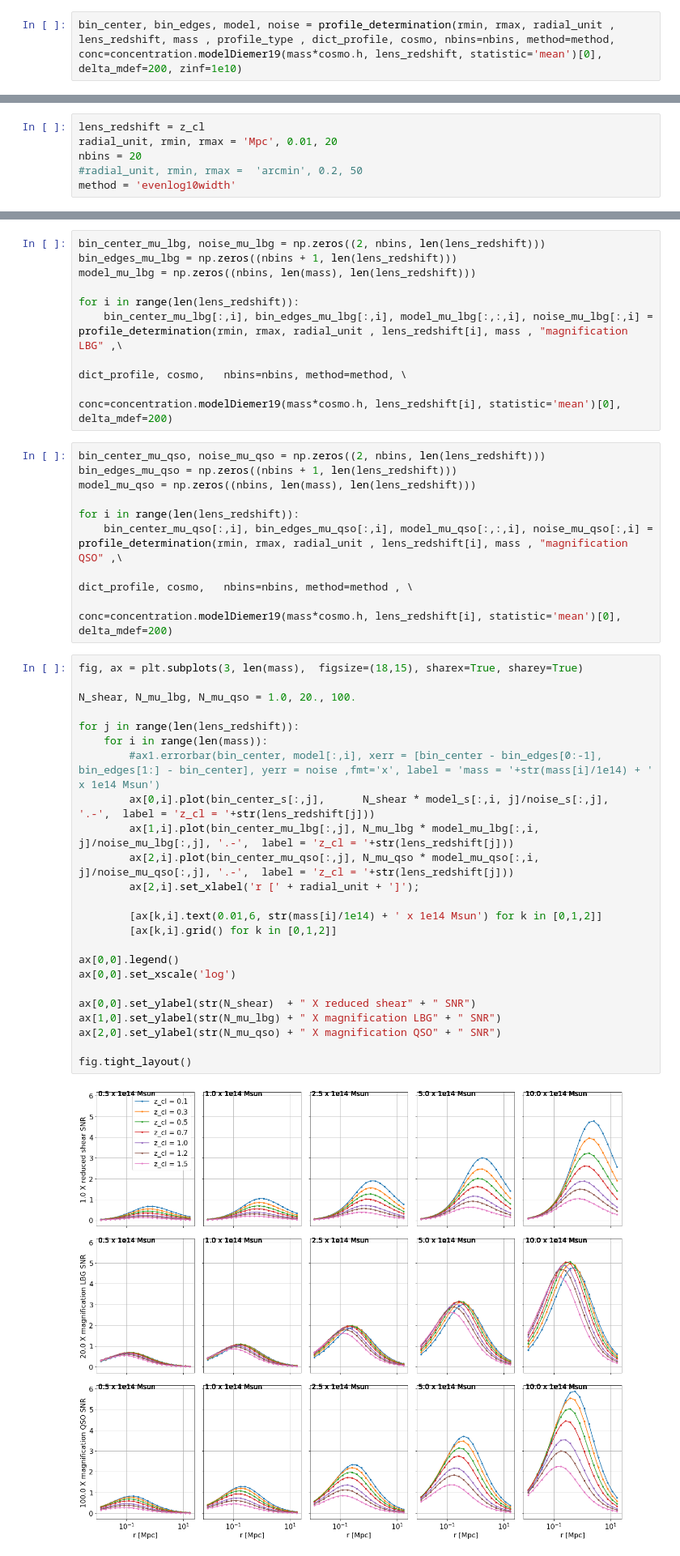
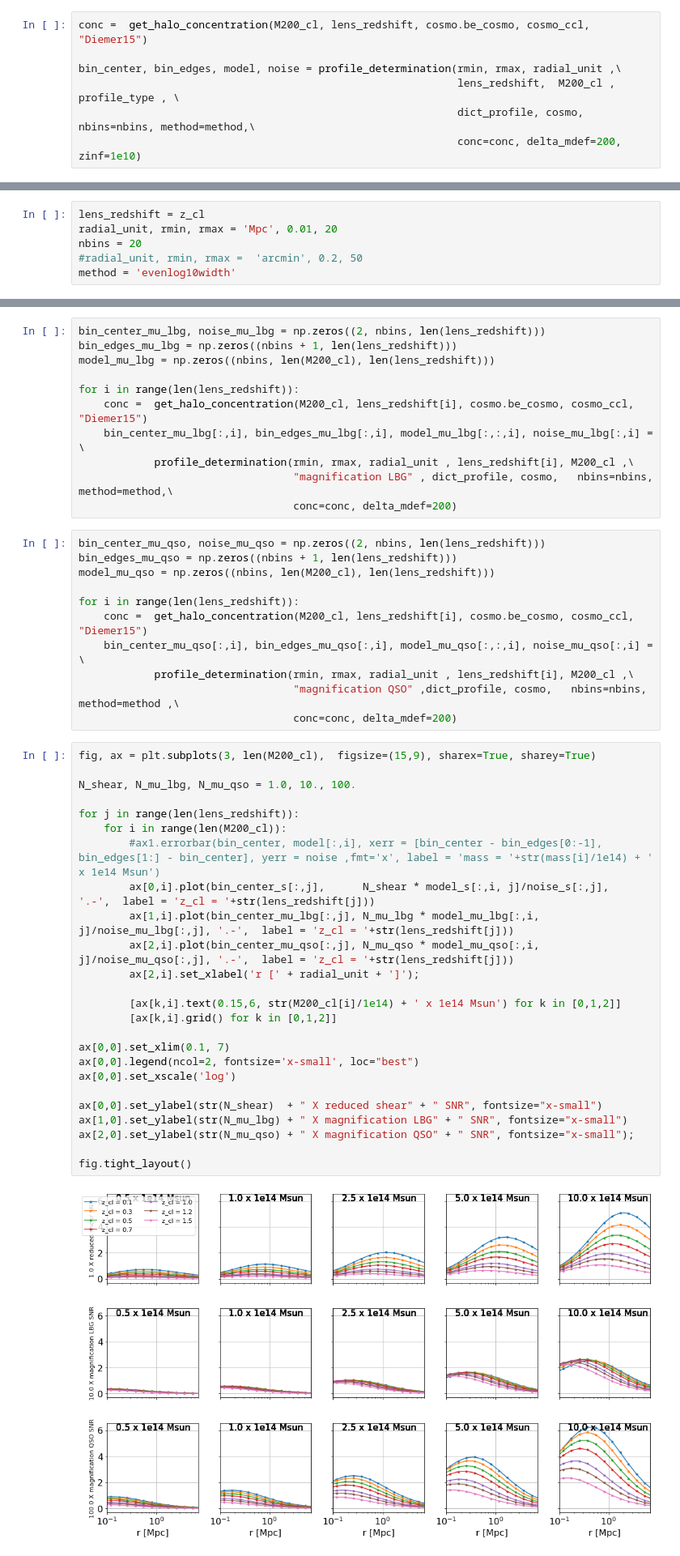
Before and after one commit to LSSTDESC/cluster_magnification, a Jupyter notebook: SNR_of_profile.ipynb, the cells around one changed output, grey strips where cells are left out. Shown at 81% size. Drawn from its saved outputs; the diff is of its cells as text.

```diff
--- a/SNR_of_profile.ipynb
+++ b/SNR_of_profile.ipynb
@@ -509,7 +571,12 @@ radial_unit, rmin, rmax, nbins, method= 'Mpc', 0.2, 5., 5, 'evenlog10width'
 #radial_unit, rmin, rmax =  'arcmin', 0.2, 50
 profile_type = "reduced shear"
 # %%
-bin_center, bin_edges, model, noise = profile_determination(rmin, rmax, radial_unit , lens_redshift, mass , profile_type , dict_profile, cosmo, nbins=nbins, method=method, conc=concentration.modelDiemer19(mass*cosmo.h, lens_redshift, statistic='mean')[0], delta_mdef=200, zinf=1e10)
+conc =  get_halo_concentration(M200_cl, lens_redshift, cosmo.be_cosmo, cosmo_ccl, "Diemer15")
+
+bin_center, bin_edges, model, noise = profile_determination(rmin, rmax, radial_unit ,\
+                                                            lens_redshift,  M200_cl , profile_type , \
+                                                            dict_profile, cosmo, nbins=nbins, method=method,\
+                                                            conc=conc, delta_mdef=200, zinf=1e10)
 # %%
 fig, (ax1, ax2) = plt.subplots(1,2,  figsize=(18,6), sharex=True, sharey=False)
 
@@ -554,47 +623,52 @@ for i in range(len(lens_redshift)):
 # %%
 bin_center_mu_lbg, noise_mu_lbg = np.zeros((2, nbins, len(lens_redshift)))
 bin_edges_mu_lbg = np.zeros((nbins + 1, len(lens_redshift)))
-model_mu_lbg = np.zeros((nbins, len(mass), len(lens_redshift)))
+model_mu_lbg = np.zeros((nbins, len(M200_cl), len(lens_redshift)))
 
 for i in range(len(lens_redshift)):
-    bin_center_mu_lbg[:,i], bin_edges_mu_lbg[:,i], model_mu_lbg[:,:,i], noise_mu_lbg[:,i] = profile_determination(rmin, rmax, radial_unit , lens_redshift[i], mass , "magnification LBG" ,\
-                                                                                                                  dict_profile, cosmo,   nbins=nbins, method=method, \
-                                                                                                                  conc=concentration.modelDiemer19(mass*cosmo.h, lens_redshift[i], statistic='mean')[0], delta_mdef=200)
+    conc =  get_halo_concentration(M200_cl, lens_redshift[i], cosmo.be_cosmo, cosmo_ccl, "Diemer15")
+    bin_center_mu_lbg[:,i], bin_edges_mu_lbg[:,i], model_mu_lbg[:,:,i], noise_mu_lbg[:,i] = \
+            profile_determination(rmin, rmax, radial_unit , lens_redshift[i], M200_cl ,\
+                                  "magnification LBG" , dict_profile, cosmo,   nbins=nbins, method=method,\
+                                  conc=conc, delta_mdef=200)
 # %%
 bin_center_mu_qso, noise_mu_qso = np.zeros((2, nbins, len(lens_redshift)))
 bin_edges_mu_qso = np.zeros((nbins + 1, len(lens_redshift)))
-model_mu_qso = np.zeros((nbins, len(mass), len(lens_redshift)))
+model_mu_qso = np.zeros((nbins, len(M200_cl), len(lens_redshift)))
 
 for i in range(len(lens_redshift)):
-    bin_center_mu_qso[:,i], bin_edges_mu_qso[:,i], model_mu_qso[:,:,i], noise_mu_qso[:,i] = profile_determination(rmin, rmax, radial_unit , lens_redshift[i], mass , "magnification QSO" ,\
-                                                                                                                  dict_profile, cosmo,   nbins=nbins, method=method , \
-                                                                                                                  conc=concentration.modelDiemer19(mass*cosmo.h, lens_redshift[i], statistic='mean')[0], delta_mdef=200)
+    conc =  get_halo_concentration(M200_cl, lens_redshift[i], cosmo.be_cosmo, cosmo_ccl, "Diemer15")
+    bin_center_mu_qso[:,i], bin_edges_mu_qso[:,i], model_mu_qso[:,:,i], noise_mu_qso[:,i] = \
+            profile_determination(rmin, rmax, radial_unit , lens_redshift[i], M200_cl ,\
+                                  "magnification QSO" ,dict_profile, cosmo,   nbins=nbins, method=method ,\
+                                  conc=conc, delta_mdef=200)
 # %%
-fig, ax = plt.subplots(3, len(mass),  figsize=(18,15), sharex=True, sharey=True)
+fig, ax = plt.subplots(3, len(M200_cl),  figsize=(15,9), sharex=True, sharey=True)
 
-N_shear, N_mu_lbg, N_mu_qso = 1.0, 20., 100.
+N_shear, N_mu_lbg, N_mu_qso = 1.0, 10., 100.
 
 for j in range(len(lens_redshift)):
-    for i in range(len(mass)):
+    for i in range(len(M200_cl)):
         #ax1.errorbar(bin_center, model[:,i], xerr = [bin_center - bin_edges[0:-1], bin_edges[1:] - bin_center], yerr = noise ,fmt='x', label = 'mass = '+str(mass[i]/1e14) + ' x 1e14 Msun')
         ax[0,i].plot(bin_center_s[:,j],      N_shear * model_s[:,i, j]/noise_s[:,j],            '.-',  label = 'z_cl = '+str(lens_redshift[j]))
         ax[1,i].plot(bin_center_mu_lbg[:,j], N_mu_lbg * model_mu_lbg[:,i, j]/noise_mu_lbg[:,j], '.-',  label = 'z_cl = '+str(lens_redshift[j]))
         ax[2,i].plot(bin_center_mu_qso[:,j], N_mu_qso * model_mu_qso[:,i, j]/noise_mu_qso[:,j], '.-',  label = 'z_cl = '+str(lens_redshift[j]))
         ax[2,i].set_xlabel('r [' + radial_unit + ']');
 
-        [ax[k,i].text(0.01,6, str(mass[i]/1e14) + ' x 1e14 Msun') for k in [0,1,2]]
+        [ax[k,i].text(0.15,6, str(M200_cl[i]/1e14) + ' x 1e14 Msun') for k in [0,1,2]]
         [ax[k,i].grid() for k in [0,1,2]]
 
-ax[0,0].legend()
+ax[0,0].set_xlim(0.1, 7)
+ax[0,0].legend(ncol=2, fontsize='x-small', loc="best")
 ax[0,0].set_xscale('log')
 
-ax[0,0].set_ylabel(str(N_shear)  + " X reduced shear" + " SNR")
-ax[1,0].set_ylabel(str(N_mu_lbg) + " X magnification LBG" + " SNR")
-ax[2,0].set_ylabel(str(N_mu_qso) + " X magnification QSO" + " SNR")
+ax[0,0].set_ylabel(str(N_shear)  + " X reduced shear" + " SNR", fontsize="x-small")
+ax[1,0].set_ylabel(str(N_mu_lbg) + " X magnification LBG" + " SNR", fontsize="x-small")
+ax[2,0].set_ylabel(str(N_mu_qso) + " X magnification QSO" + " SNR", fontsize="x-small");
 
 fig.tight_layout()
 # %% [output]
-[figure, old version]
+[figure, new version]
 # %% [markdown]
 # **SNR RATIO**
 # %%
```
Also changed, not shown: parts of 86 cells of this notebook, 4 other files.
